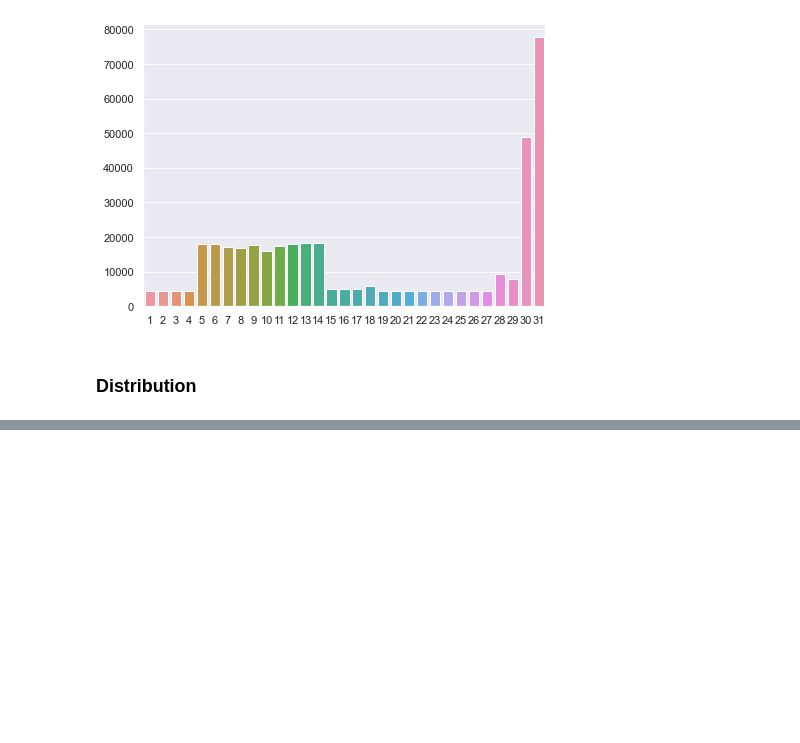
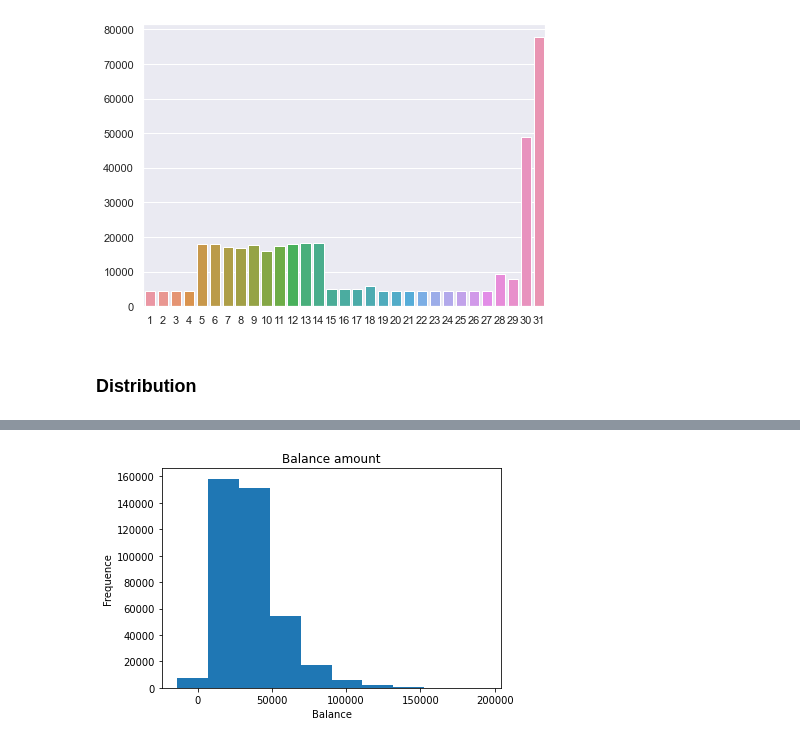
Before and after one commit to Samuuuh/feup-ac, a Jupyter notebook: docs/trans_understanding.ipynb, the cells around one changed output, grey strips where cells are left out. Drawn from its saved outputs; the diff is of its cells as text; code cells hidden in the pictures; blank space fills up the shorter version.

```diff
--- a/docs/trans_understanding.ipynb
+++ b/docs/trans_understanding.ipynb
@@ -195,0 +269,12 @@ print_bar(counts_day)
+# %%
+fig, ax = plt.subplots()
+
+# Create the graphics
+plt.hist(df_trans['balance'])
+ax.set_title("Balance amount")
+ax.set_xlabel("Balance")
+ax.set_ylabel("Frequence")
+# Display the figures in a nice way
+fig.tight_layout()
+# %% [output]
+[figure, added]
```
Also changed, not shown: parts of 10 cells of this notebook.
